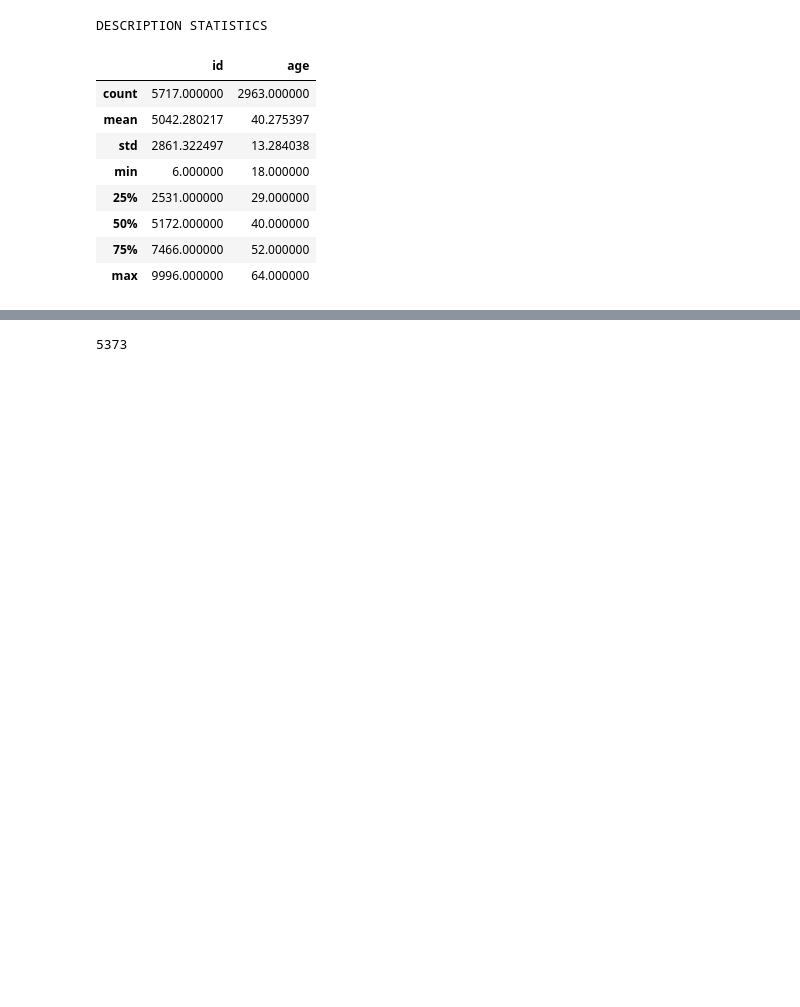
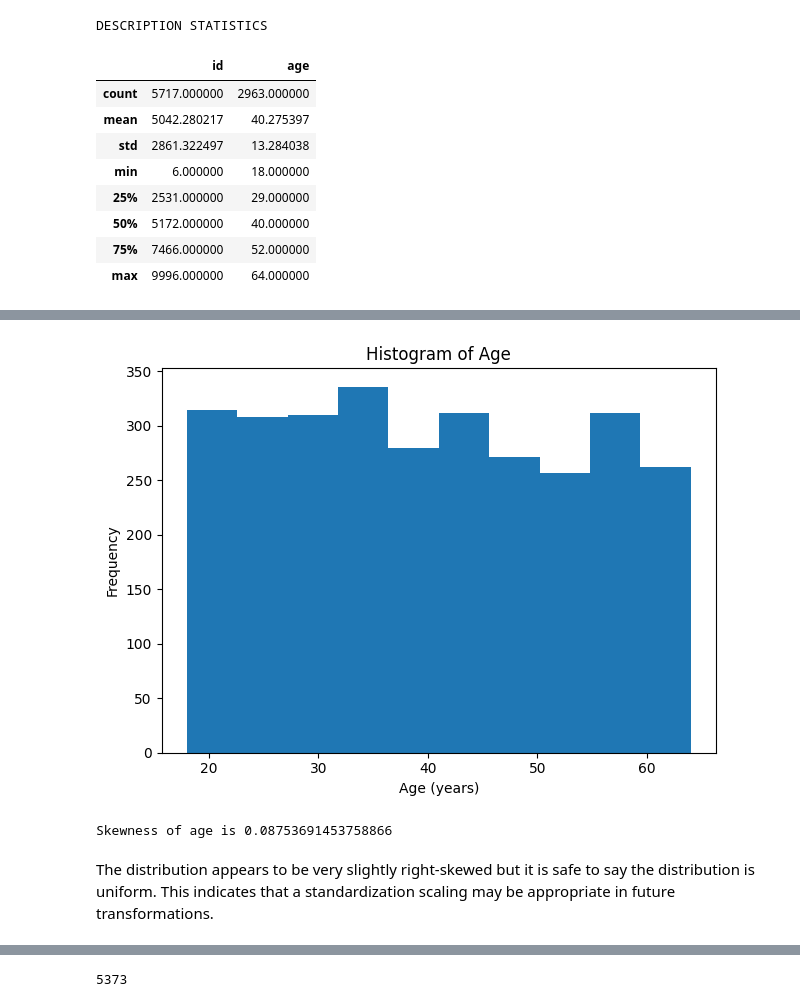
Before and after one commit to zabethe/ad-click-prediction, a Jupyter notebook: A_eda.ipynb, the cells around one changed output, grey strips where cells are left out. Drawn from its saved outputs; the diff is of its cells as text; code cells hidden in the pictures; blank space fills up the shorter version.

```diff
--- a/A_eda.ipynb
+++ b/A_eda.ipynb
@@ -252,0 +255,27 @@ DESCRIPTION STATISTICS
+# %%
+# Plot histogram of age
+
+# NOTEBOOK EXCLUSIVE CODE
+if __name__ == "__main__":
+
+    data = X_train[['age']]
+
+    plt.hist(data, bins=10)
+    plt.xlabel('Age (years)')
+    plt.ylabel('Frequency')
+    plt.title('Histogram of Age')
+    plt_show('distribution_of_age')
+# %% [output]
+[figure, added]
+# %%
+# Check skewness of age
+
+# NOTEBOOK EXCLUSIVE CODE
+if __name__ == "__main__":
+    skewness = X_train['age'].skew()
+
+    print(f'Skewness of age is {skewness}')
+# %% [output]
+Skewness of age is 0.08753691453758866
+# %% [markdown]
+The distribution appears to be very slightly right-skewed but it is safe to say the distribution is uniform. This indicates that a standardization scaling may be appropriate in future transformations.
```
Also changed, not shown: parts of 5 cells of this notebook.
